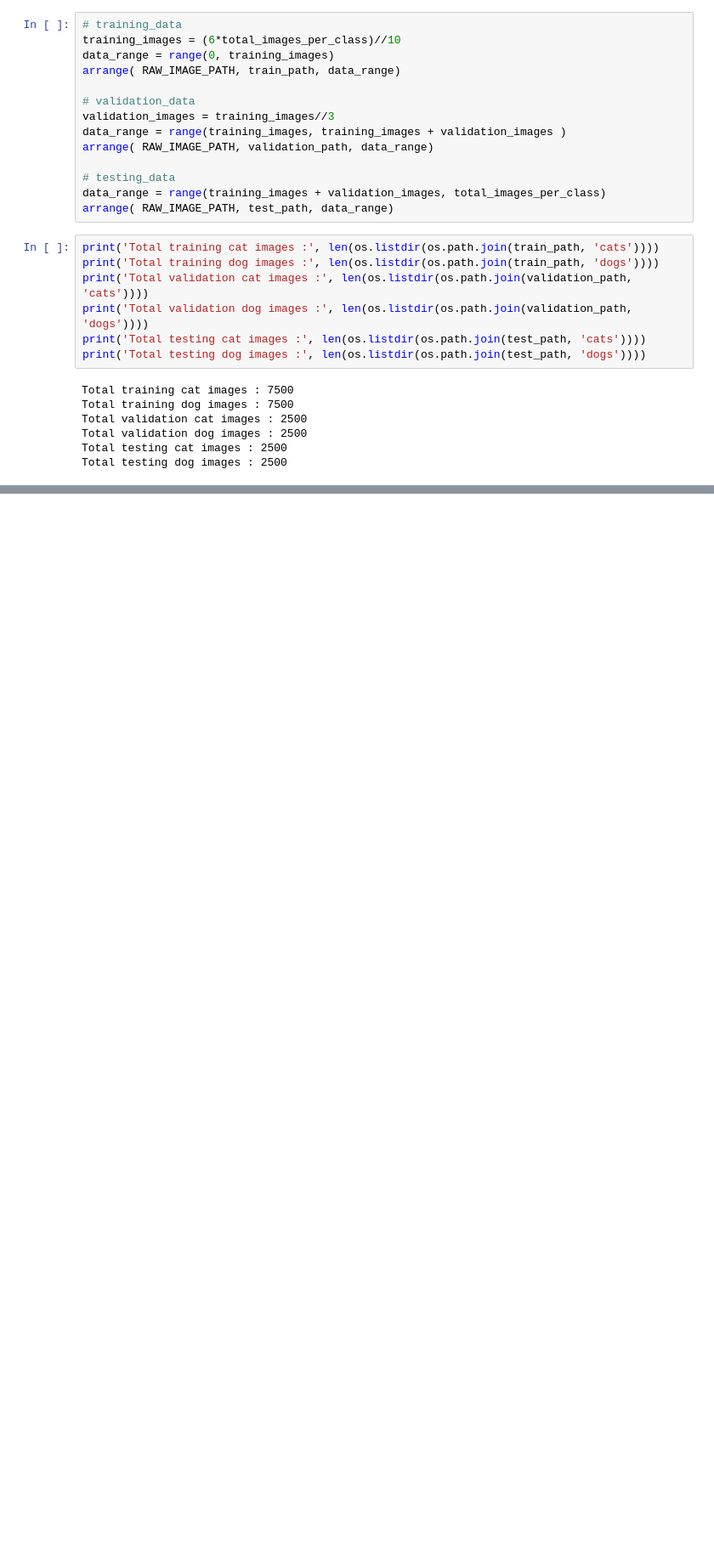
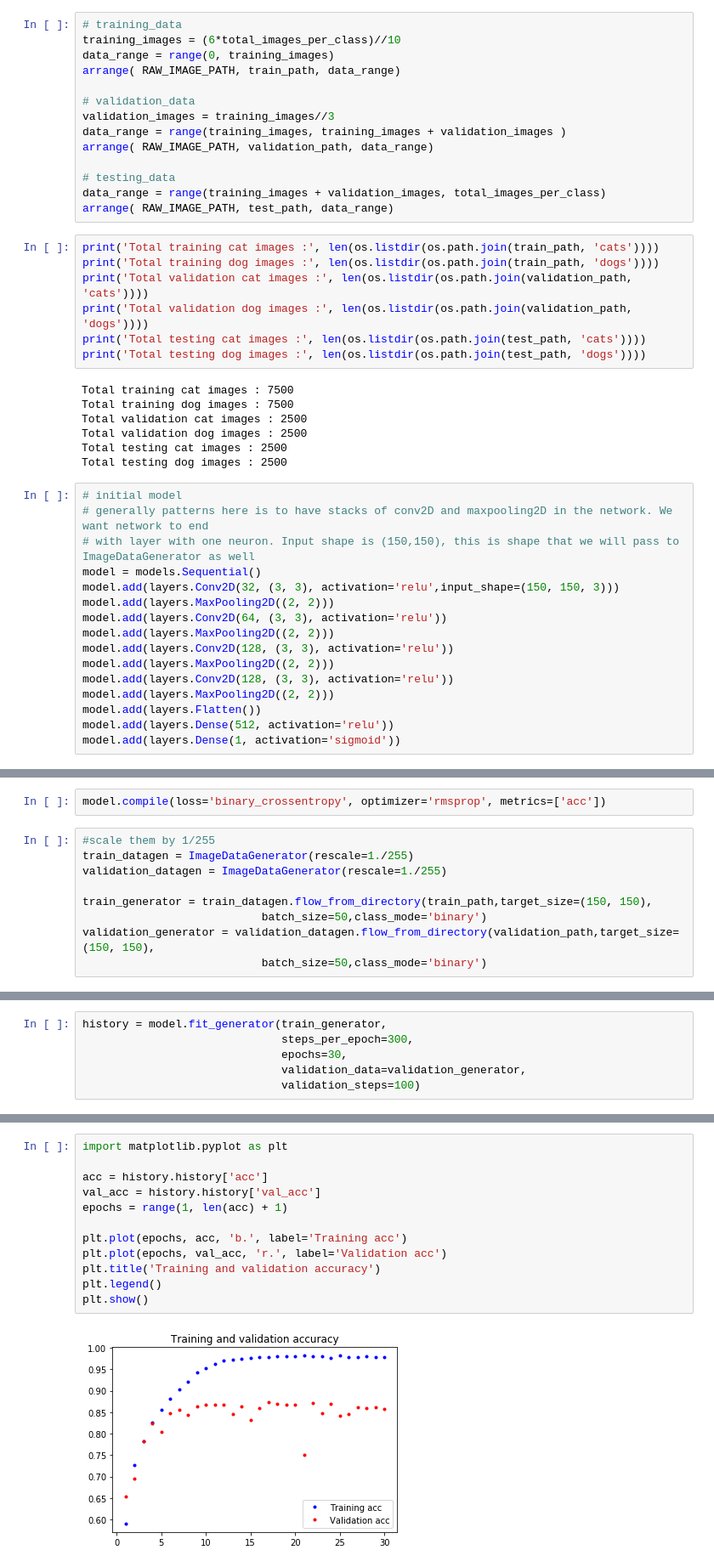
Before and after one commit to guru3/deep-learning-with-python-using-keras, a Jupyter notebook: Cats vs Dogs - training CNNs on small dataset.ipynb, the cells around one changed output, grey strips where cells are left out. Shown at 85% size. Drawn from its saved outputs; the diff is of its cells as text; blank space fills up the shorter version.

Commit message:
add a simple CNN model

```diff
--- a/Cats vs Dogs - training CNNs on small dataset.ipynb
+++ b/Cats vs Dogs - training CNNs on small dataset.ipynb
@@ -64,3 +71,19 @@ Total validation cat images : 2500
 Total validation dog images : 2500
 Total testing cat images : 2500
 Total testing dog images : 2500
+# %%
+# initial model
+# generally patterns here is to have stacks of conv2D and maxpooling2D in the network. We want network to end
+# with layer with one neuron. Input shape is (150,150), this is shape that we will pass to ImageDataGenerator as well
+model = models.Sequential()
+model.add(layers.Conv2D(32, (3, 3), activation='relu',input_shape=(150, 150, 3)))
+model.add(layers.MaxPooling2D((2, 2)))
+model.add(layers.Conv2D(64, (3, 3), activation='relu'))
+model.add(layers.MaxPooling2D((2, 2)))
+model.add(layers.Conv2D(128, (3, 3), activation='relu'))
+model.add(layers.MaxPooling2D((2, 2)))
+model.add(layers.Conv2D(128, (3, 3), activation='relu'))
+model.add(layers.MaxPooling2D((2, 2)))
+model.add(layers.Flatten())
+model.add(layers.Dense(512, activation='relu'))
+model.add(layers.Dense(1, activation='sigmoid'))
@@ -66,0 +111,11 @@ Total testing dog images : 2500
+# %%
+model.compile(loss='binary_crossentropy', optimizer='rmsprop', metrics=['acc'])
+# %%
+#scale them by 1/255
+train_datagen = ImageDataGenerator(rescale=1./255)
+validation_datagen = ImageDataGenerator(rescale=1./255)
+
+train_generator = train_datagen.flow_from_directory(train_path,target_size=(150, 150),
+                           batch_size=50,class_mode='binary')
+validation_generator = validation_datagen.flow_from_directory(validation_path,target_size=(150, 150),
+                           batch_size=50,class_mode='binary')
@@ -66,0 +125,6 @@ Total testing dog images : 2500
+# %%
+history = model.fit_generator(train_generator,
+                              steps_per_epoch=300,
+                              epochs=30,
+                              validation_data=validation_generator,
+                              validation_steps=100)
@@ -66,0 +151,14 @@ Total testing dog images : 2500
+# %%
+import matplotlib.pyplot as plt
+
+acc = history.history['acc']
+val_acc = history.history['val_acc']
+epochs = range(1, len(acc) + 1)
+
+plt.plot(epochs, acc, 'b.', label='Training acc')
+plt.plot(epochs, val_acc, 'r.', label='Validation acc')
+plt.title('Training and validation accuracy')
+plt.legend()
+plt.show()
+# %% [output]
+[figure, added]
```
Also changed, not shown: parts of 7 cells of this notebook.
